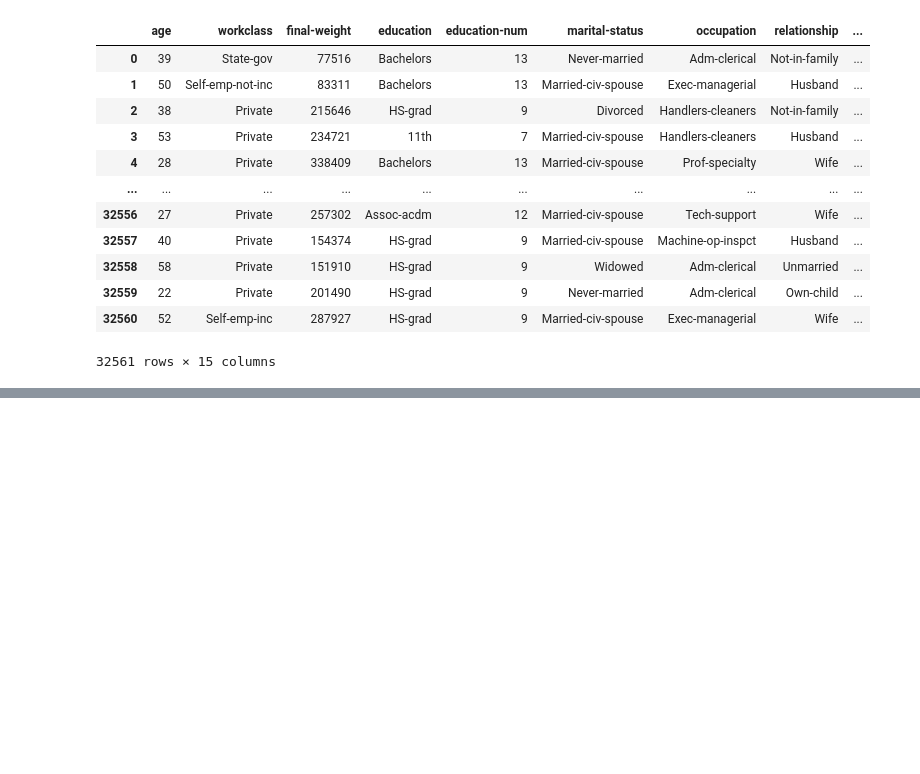
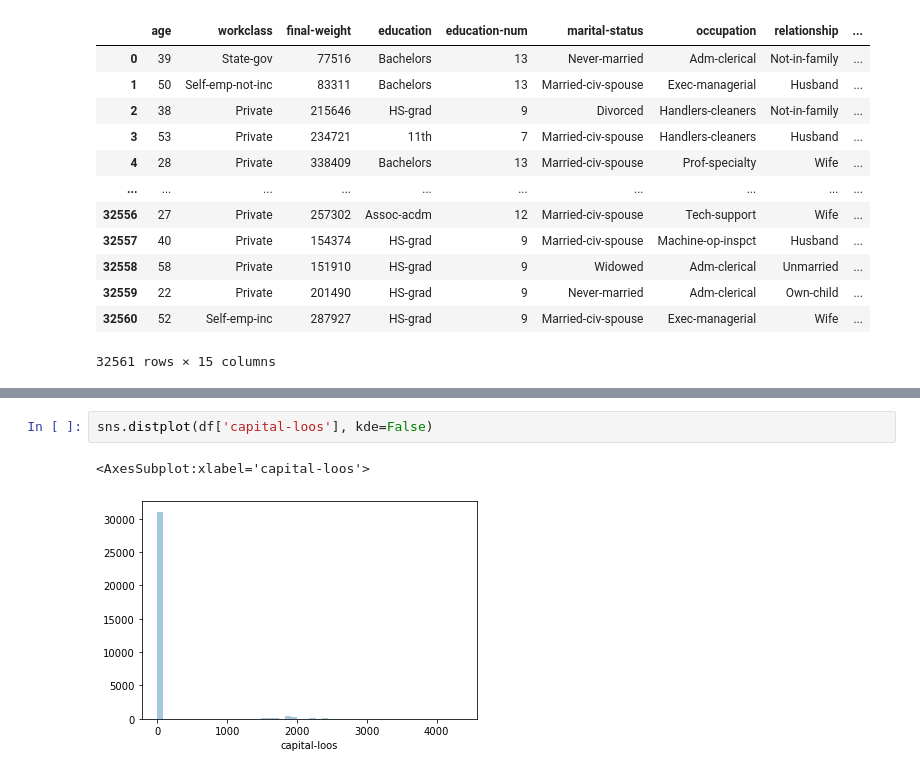
Before and after one commit to fernandovieira1/estat_ML, a Jupyter notebook: exercicios_distribuicao_census.ipynb, the cells around one changed output, grey strips where cells are left out. Drawn from its saved outputs; the diff is of its cells as text; blank space fills up the shorter version.

```diff
--- a/exercicios_distribuicao_census.ipynb
+++ b/exercicios_distribuicao_census.ipynb
@@ -71,0 +77,5 @@ sns.histplot(df['age'])
+# %%
+sns.distplot(df['capital-loos'], kde=False)
+# %% [output]
+<AxesSubplot:xlabel='capital-loos'>
+[figure, added]
```
Also changed, not shown: parts of 24 cells of this notebook.
